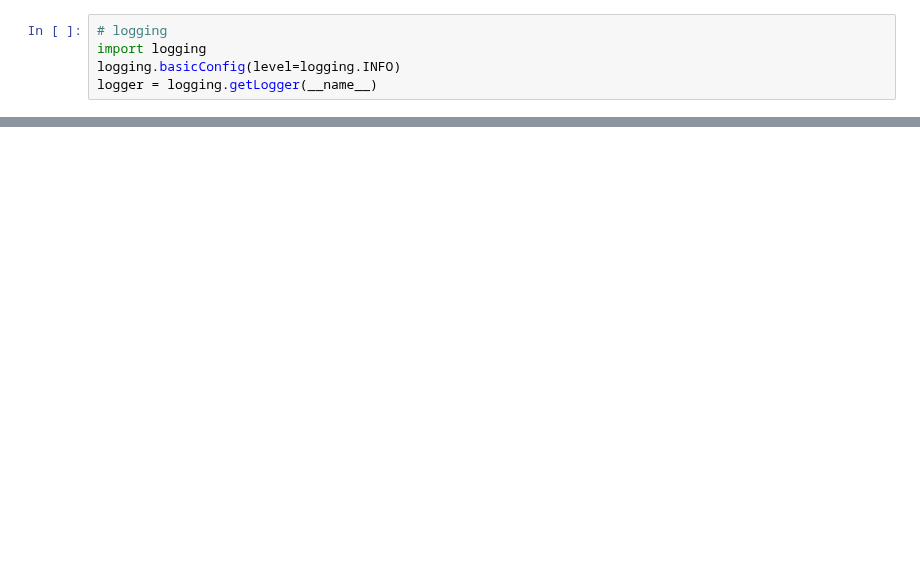
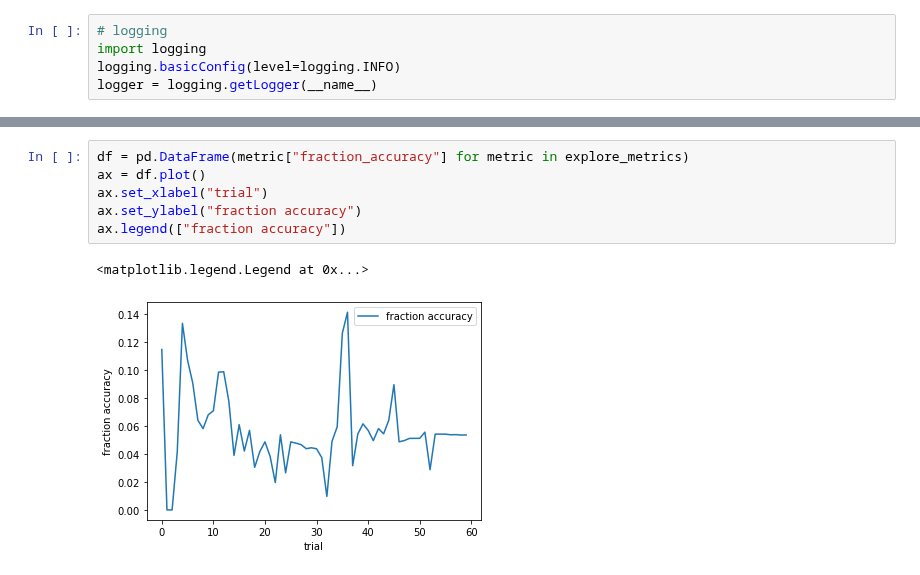
Before and after one commit to ParrotPrediction/pyalcs-experiments, a Jupyter notebook: notebooks/XNCS_maze.ipynb, the cells around one changed output, grey strips where cells are left out. Drawn from its saved outputs; the diff is of its cells as text; blank space fills up the shorter version.

```diff
--- a/notebooks/XNCS_maze.ipynb
+++ b/notebooks/XNCS_maze.ipynb
@@ -80,3 +129,12 @@ ax.legend(["knowledge %"])
+# %%
+df = pd.DataFrame(metric["fraction_accuracy"] for metric in explore_metrics)
+ax = df.plot()
+ax.set_xlabel("trial")
+ax.set_ylabel("fraction accuracy")
+ax.legend(["fraction accuracy"])
+# %% [output]
+<matplotlib.legend.Legend at 0x...>
+[figure, added]
 # %%
 
 df = pd.DataFrame(zip([metric["population"] for metric in explore_metrics], [metric["numerosity"] for metric in explore_metrics]))
```
Also changed, not shown: parts of 10 cells of this notebook, 1 other file.
